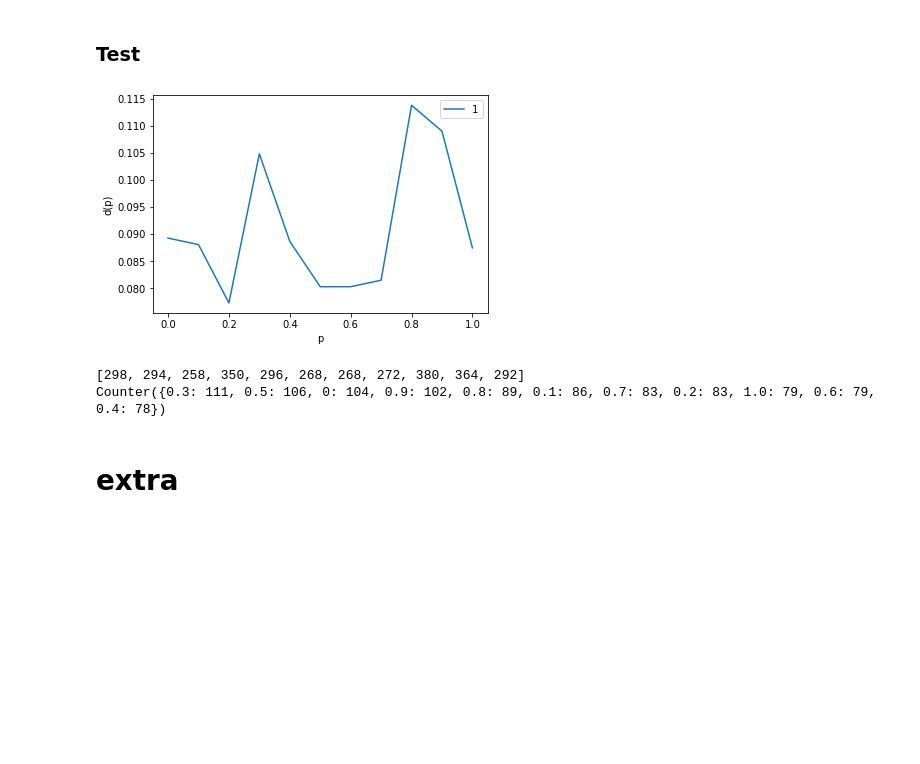
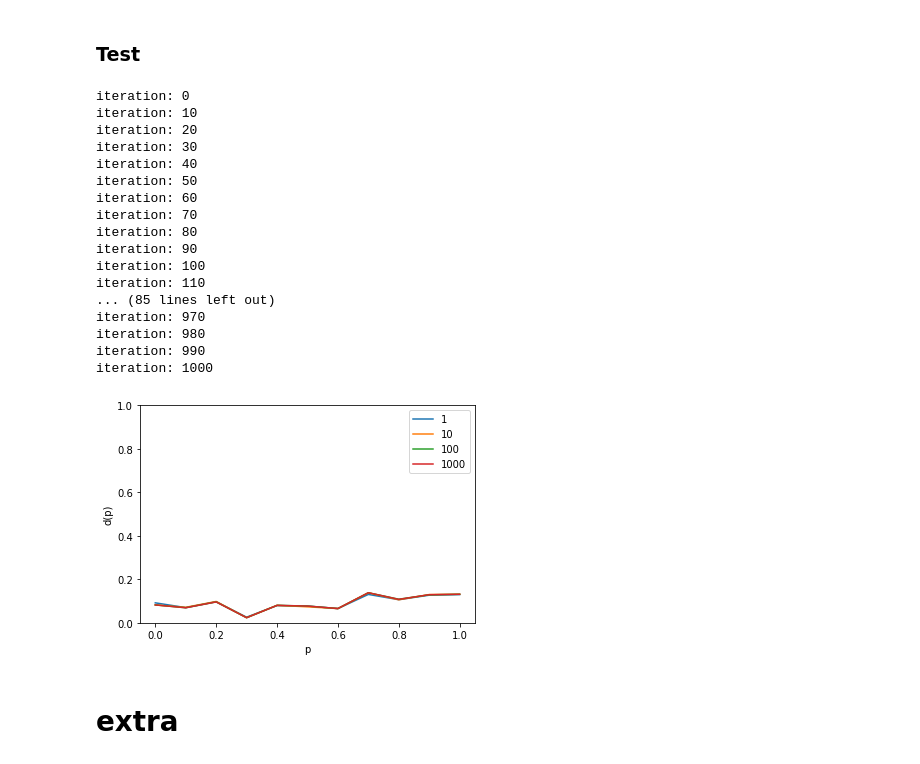
Before and after one commit to rufimelo99/UltimatumGame, a Jupyter notebook: UltimatumGame.ipynb, the cells around one changed output. Cells and saved outputs as stored; diff of their text form; code cells hidden in the pictures; blank space fills up the shorter version.

```diff
--- a/UltimatumGame.ipynb
+++ b/UltimatumGame.ipynb
@@ -20,10 +20,9 @@ class PlayerRole(Enum):
     INDEPENDENT = 3
 
 class Player:
-    def __init__(self, id, Neigbours, PlayerRole) -> None:
+    def __init__(self, id, PlayerRole) -> None:
         self.id=id
         self.neighbours = []
-        self.AvgComulativePayoff = 0
         self.ComulativePayoff = 0
         self.gamesPlayed = 0
 
@@ -37,13 +36,13 @@ class Player:
         self.NeighbourQValue = 0
 
     def attributeStrategy(self):
-      if PlayerRole== self.PlayerRole.EMPATHIC :
+      if self.PlayerRole == PlayerRole.EMPATHIC :
         self.pValue = random.choice(bargainValues)
         self.qValue = self.pValue
-      elif PlayerRole== self.PlayerRole.PRAGMATIC :
+      elif self.PlayerRole == PlayerRole.PRAGMATIC :
         self.pValue = random.choice(bargainValues)
-        self.qValue = 1-selfpValue
-      elif PlayerRole== self.PlayerRole.INDEPENDENT :
+        self.qValue = 1-self.pValue
+      elif self.PlayerRole == PlayerRole.INDEPENDENT :
         self.pValue = random.choice(bargainValues)
         self.qValue = random.choice(bargainValues)
 
@@ -53,7 +52,10 @@ class Player:
         #returns index of bargain proposal
         #offer from Proposer
         if self.usingNeighbourStategy:
-          usingExternalPolicy = random.choice[1-probUsingNeighbourStategy, probUsingNeighbourStategy]
+
+          prob = self.probUsingNeighbourStategy
+          usingExternalPolicy = rnd.choice([0, 1], p = [1-prob, prob])
+
           if usingExternalPolicy:
             return mapValuesIndex[self.NeighbourPValue]
           else:
@@ -63,7 +65,8 @@ class Player:
 
     def bargainDecision(self, bargainValueIndex):
         if self.usingNeighbourStategy:
-          usingExternalPolicy = random.choice[1-probUsingNeighbourStategy, probUsingNeighbourStategy]
+          prob = self.probUsingNeighbourStategy
+          usingExternalPolicy = rnd.choice([0, 1], p = [1-prob, prob])
           if usingExternalPolicy:
             if mapIndexValues[bargainValueIndex]>=self.NeighbourQValue:
               return 1
@@ -261,43 +232,57 @@ plt.show()
 # %% [markdown]
 ### Test
 # %%
-NPLAYERS =  1000
-NITERATIONS = 2
+NPLAYERS =  101
+NITERATIONS = 1001
 
-game = ultimatumGame(NPLAYERS, PlayerRole.EMPATHIC, ScaleFree=True)
+game = ultimatumGame(NPLAYERS, PlayerRole.PRAGMATIC, ScaleFree=False)
 
 
 offersDicInitial={0:0, 0.1:0, 0.2:0, 0.3:0, 0.4:0, 0.5:0, 0.6:0, 0.7:0, 0.8:0, 0.9:0, 1:0}
 offerDic = {}
 stopsForGraphs = [1,10,100,1000,10000,20000]
 
 #run episodes
 for iteration in range(NITERATIONS):
-  offersDicInitial,offerDic = game.runEpisode(iteration,offersDicInitial,offerDic,stopsForGraphs, SocialPenalty=True)
+  if iteration%10==0:
+    print("iteration: "+str(iteration))
+  offersDicInitial,offerDic = game.runEpisode(iteration,offersDicInitial,offerDic,stopsForGraphs, SocialPenalty=False)
 
 plt.plot([0,0.1,0.2,0.3,0.4,0.5,0.6,0.7,0.8,0.9,1.0], np.array(list(offerDic[1].values())) /sum(np.array(list(offerDic[1].values()))) , label = "1" )
-#plt.plot([0,0.1,0.2,0.3,0.4,0.5,0.6,0.7,0.8,0.9,1.0], np.array(list(offerDic[10].values()))/sum(np.array(list(offerDic[10].values()))), label = "10")
-#plt.plot([0,0.1,0.2,0.3,0.4,0.5,0.6,0.7,0.8,0.9,1.0], np.array(list(offerDic[100].values()))/sum(np.array(list(offerDic[100].values()))), label = "100")
-#plt.plot([0,0.1,0.2,0.3,0.4,0.5,0.6,0.7,0.8,0.9,1.0], np.array(list(offerDic[1000].values()))/sum(np.array(list(offerDic[1000].values()))), label = "1000")
+plt.plot([0,0.1,0.2,0.3,0.4,0.5,0.6,0.7,0.8,0.9,1.0], np.array(list(offerDic[10].values()))/sum(np.array(list(offerDic[10].values()))), label = "10")
+plt.plot([0,0.1,0.2,0.3,0.4,0.5,0.6,0.7,0.8,0.9,1.0], np.array(list(offerDic[100].values()))/sum(np.array(list(offerDic[100].values()))), label = "100")
+plt.plot([0,0.1,0.2,0.3,0.4,0.5,0.6,0.7,0.8,0.9,1.0], np.array(list(offerDic[1000].values()))/sum(np.array(list(offerDic[1000].values()))), label = "1000")
 #plt.plot([0,0.1,0.2,0.3,0.4,0.5,0.6,0.7,0.8,0.9,1.0], np.array(list(offerDic[10000].values()))/sum(np.array(list(offerDic[10000].values()))), label = "10000")
 #plt.plot([0,0.1,0.2,0.3,0.4,0.5,0.6,0.7,0.8,0.9,1.0], np.array(list(offerDic[20000].values()))/sum(np.array(list(offerDic[20000].values()))), label = "20000")
 
 
 # naming the x axis
 plt.xlabel('p')
 # naming the y axis
 plt.ylabel('d(p)')
 # show a legend on the plot
 plt.legend()
+plt.ylim(bottom=0)
+plt.ylim(top=1)
 plt.show()
-#print(list(game.Players[p].qValue for p in game.Players))
-count = Counter(list(game.Players[p].qValue for p in game.Players))
-
-print(list(offerDic[1].values()))
-print(count)
 # %% [output]
+iteration: 0
+iteration: 10
+iteration: 20
+iteration: 30
+iteration: 40
+iteration: 50
+iteration: 60
+iteration: 70
+iteration: 80
+iteration: 90
+iteration: 100
+iteration: 110
+... (85 lines left out)
+iteration: 970
+iteration: 980
+iteration: 990
+iteration: 1000
-[figure, old version]
+[figure, new version]
-[298, 294, 258, 350, 296, 268, 268, 272, 380, 364, 292]
-Counter({0.3: 111, 0.5: 106, 0: 104, 0.9: 102, 0.8: 89, 0.1: 86, 0.7: 83, 0.2: 83, 1.0: 79, 0.6: 79, 0.4: 78})
 # %% [markdown]
 # extra
```
Also changed, not shown: parts of 5 cells of this notebook.
